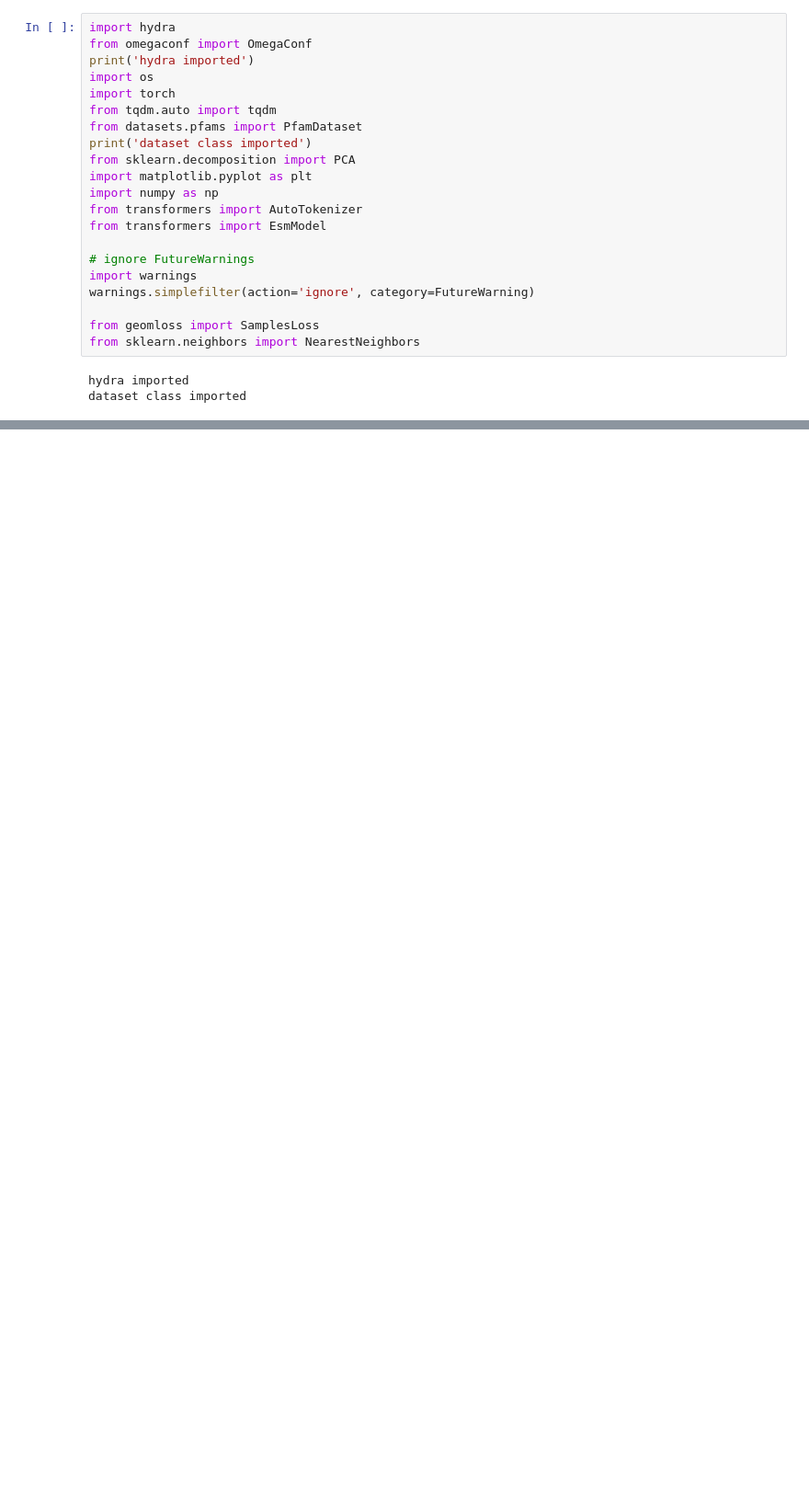
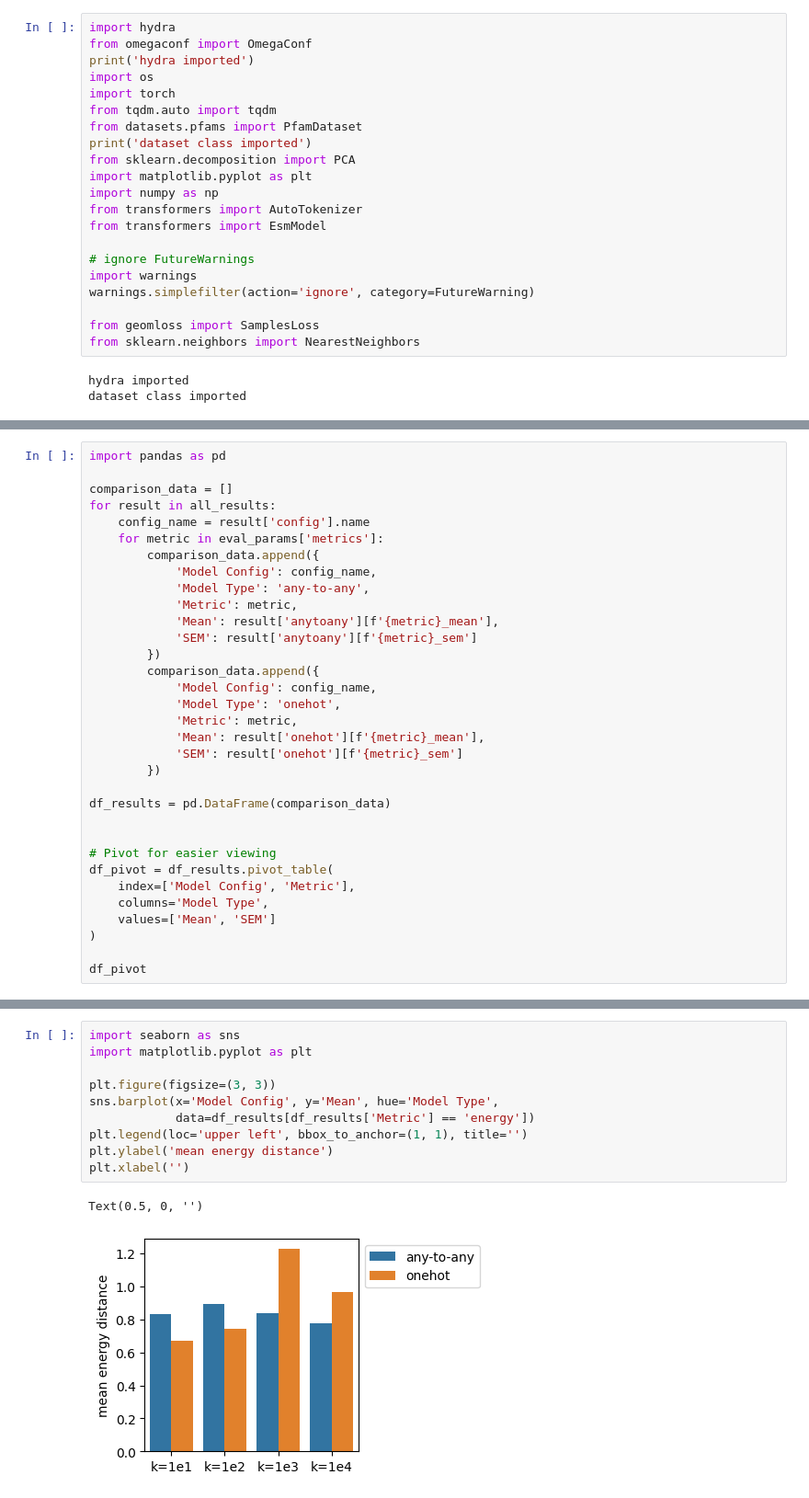
Before and after one commit to njwfish/DistributionConditionedTransport, a Jupyter notebook: notebooks/pfam_eval.ipynb, the cells around one changed output, grey strips where cells are left out. Shown at 92% size. Cells and saved outputs as stored; diff of their text form; blank space fills up the shorter version.

```diff
--- a/notebooks/pfam_eval.ipynb
+++ b/notebooks/pfam_eval.ipynb
@@ -396,0 +544,33 @@ onehot sliced wasserstein: 4.8000 \pm 0.2026
+# %%
+import pandas as pd
+
+comparison_data = []
+for result in all_results:
+    config_name = result['config'].name
+    for metric in eval_params['metrics']:
+        comparison_data.append({
+            'Model Config': config_name,
+            'Model Type': 'any-to-any',
+            'Metric': metric,
+            'Mean': result['anytoany'][f'{metric}_mean'],
+            'SEM': result['anytoany'][f'{metric}_sem']
+        })
+        comparison_data.append({
+            'Model Config': config_name,
+            'Model Type': 'onehot',
+            'Metric': metric,
+            'Mean': result['onehot'][f'{metric}_mean'],
+            'SEM': result['onehot'][f'{metric}_sem']
+        })
+
+df_results = pd.DataFrame(comparison_data)
+
+
+# Pivot for easier viewing
+df_pivot = df_results.pivot_table(
+    index=['Model Config', 'Metric'],
+    columns='Model Type',
+    values=['Mean', 'SEM']
+)
+
+df_pivot
@@ -396,0 +638,13 @@ onehot sliced wasserstein: 4.8000 \pm 0.2026
+# %%
+import seaborn as sns
+import matplotlib.pyplot as plt
+
+plt.figure(figsize=(3, 3))
+sns.barplot(x='Model Config', y='Mean', hue='Model Type',
+            data=df_results[df_results['Metric'] == 'energy'])
+plt.legend(loc='upper left', bbox_to_anchor=(1, 1), title='')
+plt.ylabel('mean energy distance')
+plt.xlabel('')
+# %% [output]
+Text(0.5, 0, '')
+[figure, added]
```
Also changed, not shown: parts of 13 cells of this notebook, 11 other files.
